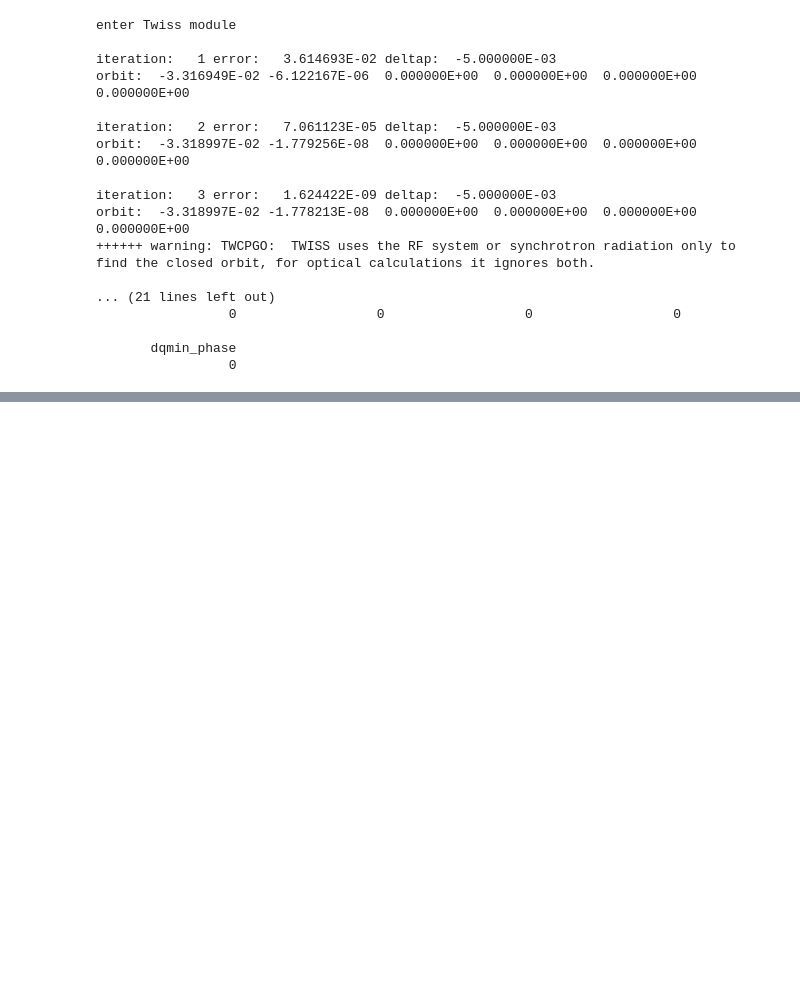
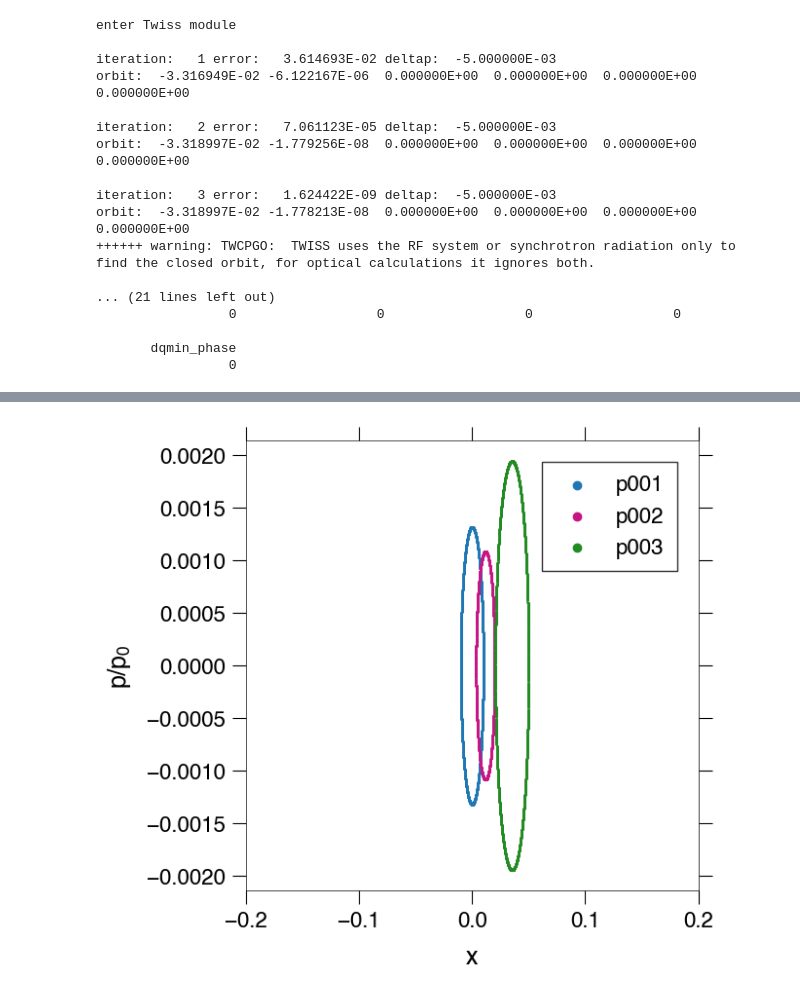
Before and after one commit to gwgwhc/r3_madx, a Jupyter notebook: mad_workbook_ptc.ipynb, the cells around one changed output, grey strips where cells are left out. Saved outputs shown, nothing was run; the diff lists cells and outputs as text; code cells hidden in the pictures; blank space fills up the shorter version.

```diff
--- a/mad_workbook_ptc.ipynb
+++ b/mad_workbook_ptc.ipynb
@@ -250,0 +234,17 @@ plt.show()
+# %%
+# x vs px (phase space of x)
+fig, ax = plt.subplots(1, 1, figsize=(6, 6))
+ax.scatter(p001[2], p001[3], label='p001', linestyle='-',)
+ax.scatter(p002[2], p002[3], label='p002', linestyle='-', color='mediumvioletred')
+ax.scatter(p003[2], p003[3], label='p003', linestyle='-', color='forestgreen')
+
+ax.set_xlabel('x')
+ax.set_ylabel('$p/p_0$')
+ax.set_xlim([-0.2,0.2])
+# ax.set_ylim([-0.01,0.01])
+
+plt.legend(markerscale=6)
+
+plt.savefig(f'plots/x_phasespace.pdf', bbox_inches='tight')
+# %% [output]
+[figure, added]
```
Also changed, not shown: parts of 14 cells of this notebook, 6 other files.
